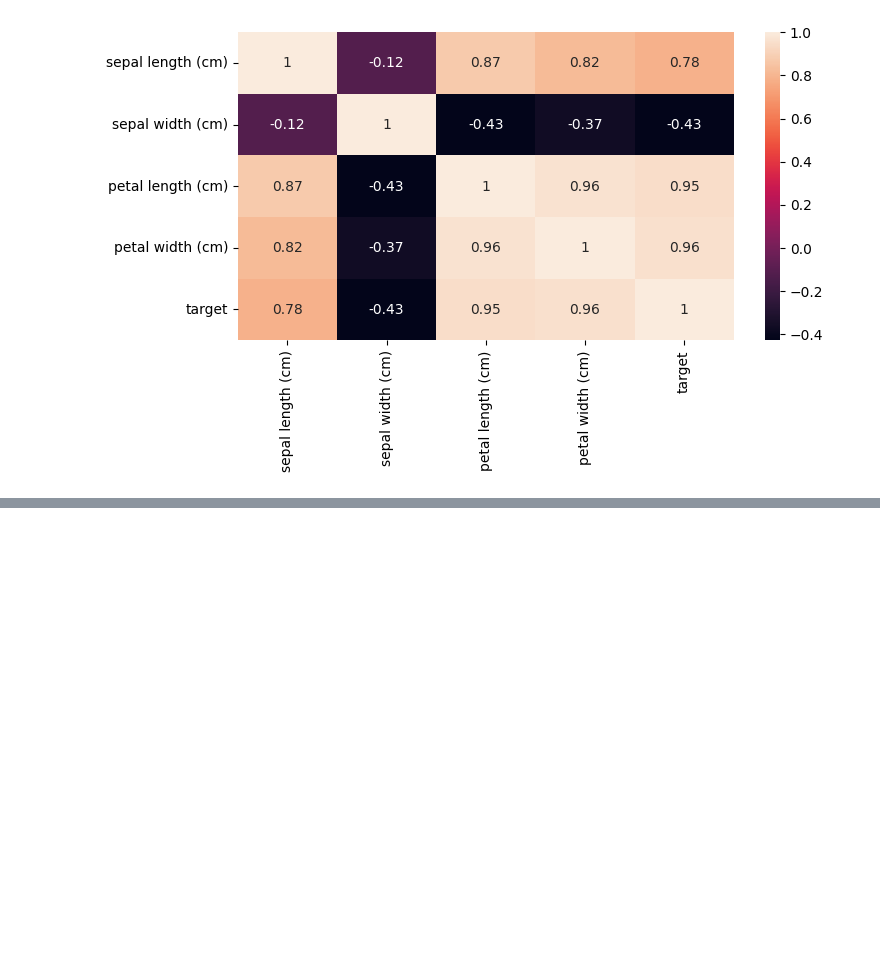
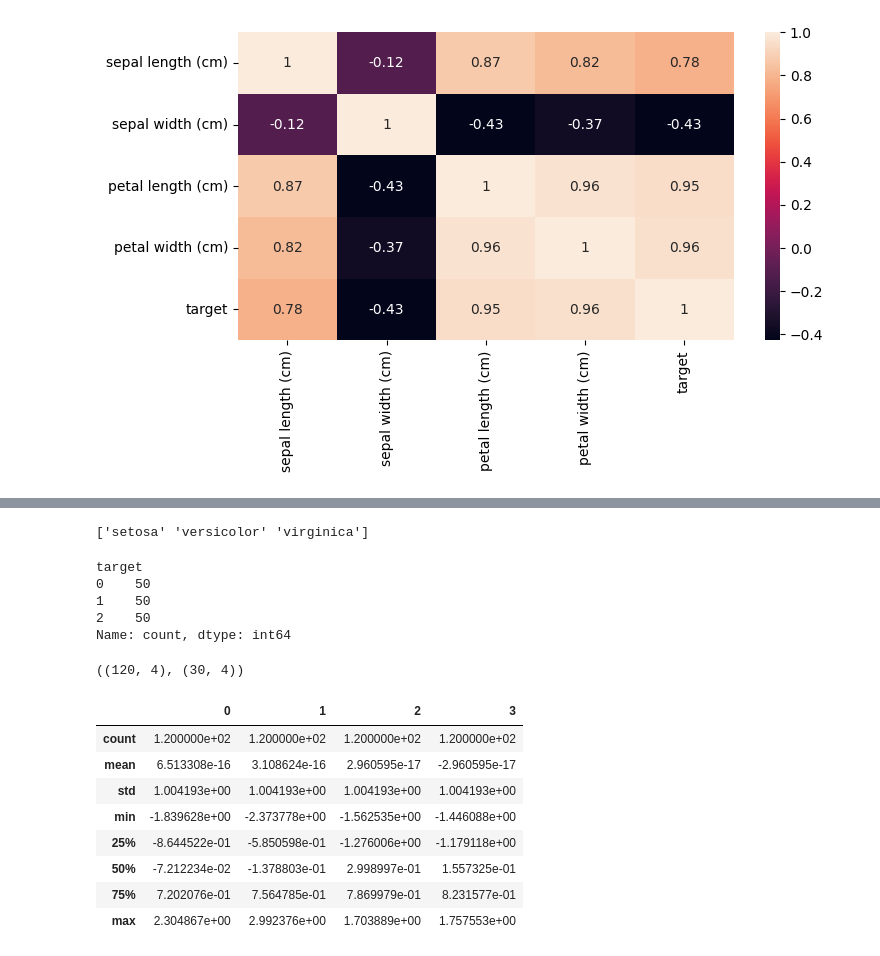
Before and after one commit to beniamine3155/Machine_Learning_AtoZ, a Jupyter notebook: 12_Decision_Tree/decision_tree.ipynb, the cells around one changed output, grey strips where cells are left out. Cells and saved outputs as stored; diff of their text form; code cells hidden in the pictures; blank space fills up the shorter version.

Commit message:
data spliting and standardization done

```diff
--- a/12_Decision_Tree/decision_tree.ipynb
+++ b/12_Decision_Tree/decision_tree.ipynb
@@ -99,0 +118,36 @@ sns.heatmap(corr, annot=True)
+# %%
+print(iris.target_names)
+# %% [output]
+['setosa' 'versicolor' 'virginica']
+# %%
+df['target'].value_counts()
+# %% [output]
+target
+0    50
+1    50
+2    50
+Name: count, dtype: int64
+# %%
+from sklearn.model_selection import train_test_split
+X_train, X_test, y_train, y_test = train_test_split(df[iris.feature_names], df['target'], test_size=0.2, random_state=42)
+# %%
+X_train.shape, X_test.shape
+# %% [output]
+((120, 4), (30, 4))
+# %%
+from sklearn.preprocessing import StandardScaler
+scaler = StandardScaler()
+X_train = scaler.fit_transform(X_train)
+X_test = scaler.transform(X_test)
+# %%
+pd.DataFrame(X_train).describe()
+# %% [output]
+|  | 0 | 1 | 2 | 3 |
+| count | 1.200000e+02 | 1.200000e+02 | 1.200000e+02 | 1.200000e+02 |
+| mean | 6.513308e-16 | 3.108624e-16 | 2.960595e-17 | -2.960595e-17 |
+| std | 1.004193e+00 | 1.004193e+00 | 1.004193e+00 | 1.004193e+00 |
+| min | -1.839628e+00 | -2.373778e+00 | -1.562535e+00 | -1.446088e+00 |
+| 25% | -8.644522e-01 | -5.850598e-01 | -1.276006e+00 | -1.179118e+00 |
+| 50% | -7.212234e-02 | -1.378803e-01 | 2.998997e-01 | 1.557325e-01 |
+| 75% | 7.202076e-01 | 7.564785e-01 | 7.869979e-01 | 8.231577e-01 |
+| max | 2.304867e+00 | 2.992376e+00 | 1.703889e+00 | 1.757553e+00 |
```
Also changed, not shown: parts of 2 cells of this notebook.
